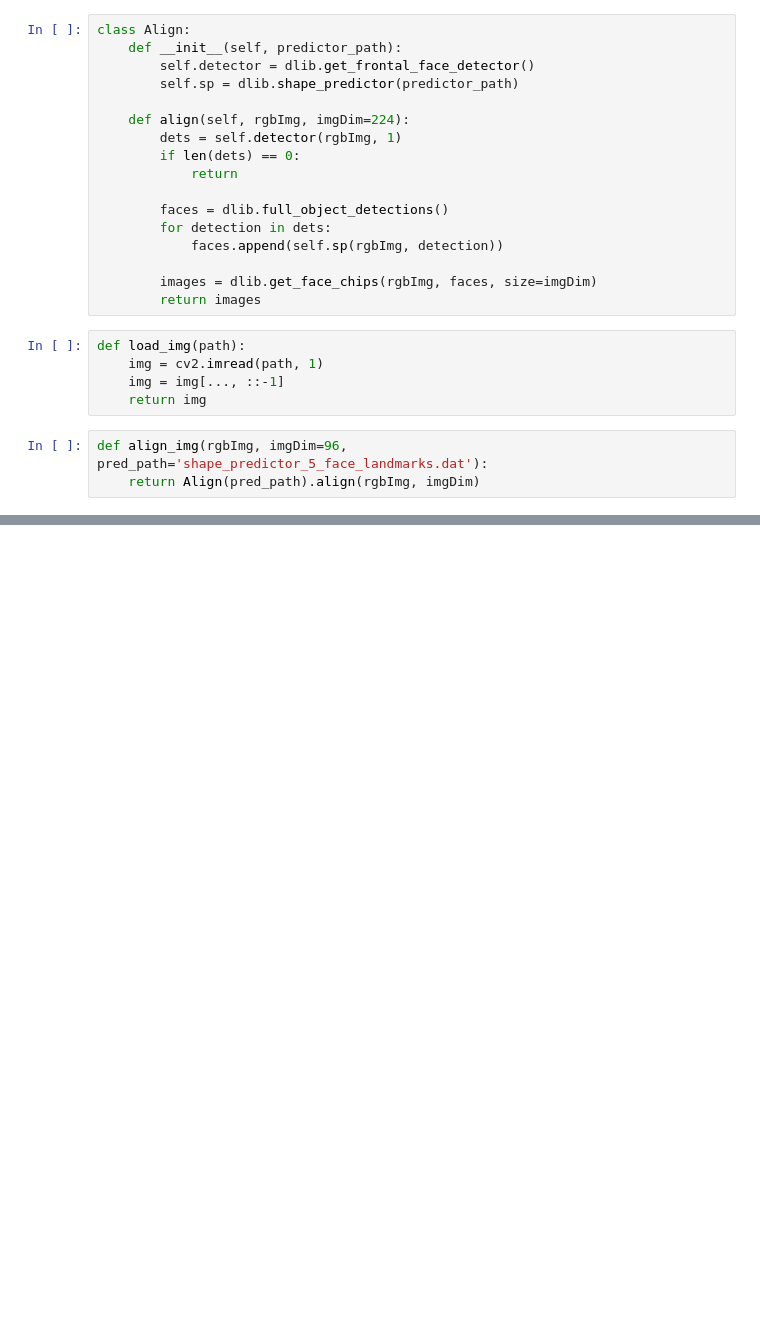
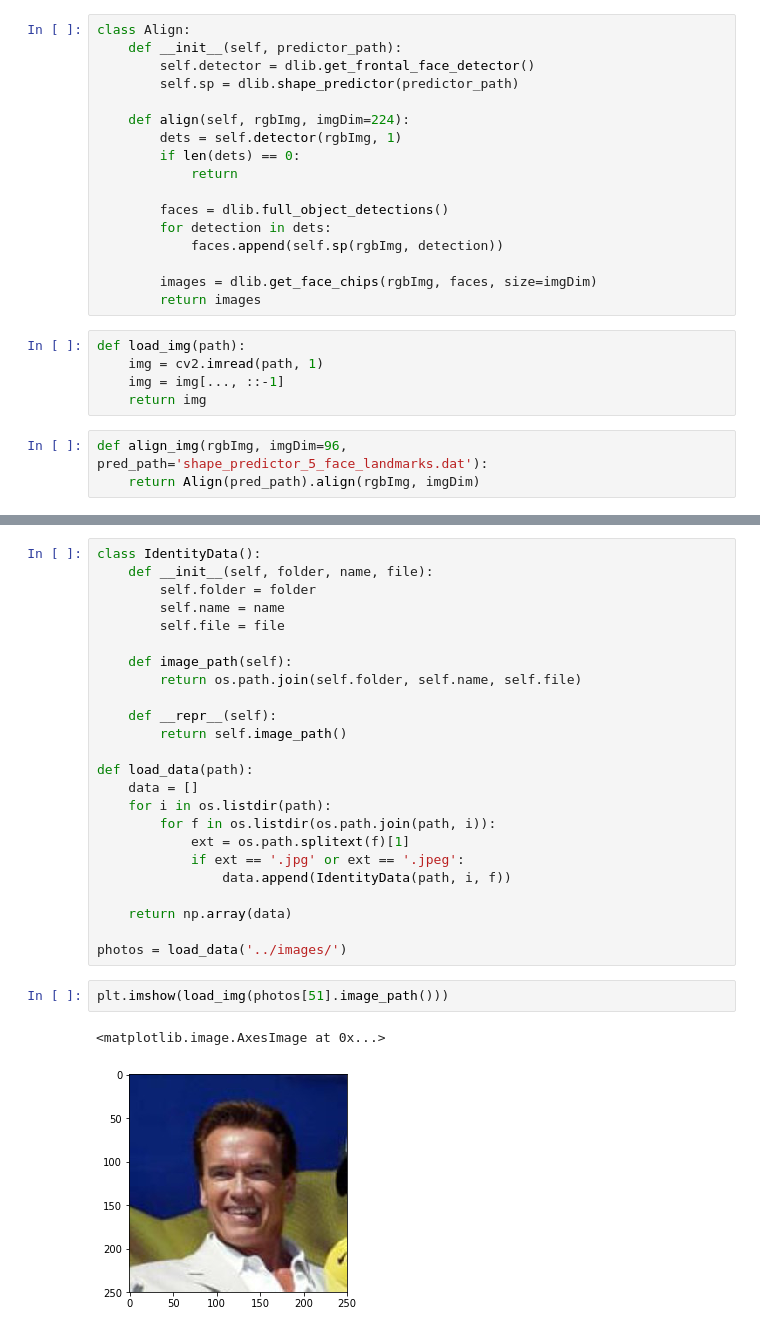
Before and after one commit to otzhora/face_recognition_models_comparation, a Jupyter notebook: FaceNet/face_net_rec.ipynb, the cells around one changed output, grey strips where cells are left out. Saved outputs shown, nothing was run; the diff lists cells and outputs as text; blank space fills up the shorter version.

Commit message:
identity data class

```diff
--- a/FaceNet/face_net_rec.ipynb
+++ b/FaceNet/face_net_rec.ipynb
@@ -39,0 +41,29 @@ plt.imshow(align_faces[0])
+# %%
+class IdentityData():
+    def __init__(self, folder, name, file):
+        self.folder = folder
+        self.name = name
+        self.file = file
+
+    def image_path(self):
+        return os.path.join(self.folder, self.name, self.file)
+
+    def __repr__(self):
+        return self.image_path()
+
+def load_data(path):
+    data = []
+    for i in os.listdir(path):
+        for f in os.listdir(os.path.join(path, i)):
+            ext = os.path.splitext(f)[1]
+            if ext == '.jpg' or ext == '.jpeg':
+                data.append(IdentityData(path, i, f))
+
+    return np.array(data)
+
+photos = load_data('../images/')
+# %%
+plt.imshow(load_img(photos[51].image_path()))
+# %% [output]
+<matplotlib.image.AxesImage at 0x...>
+[figure, added]
```
Also changed, not shown: parts of 4 cells of this notebook.
